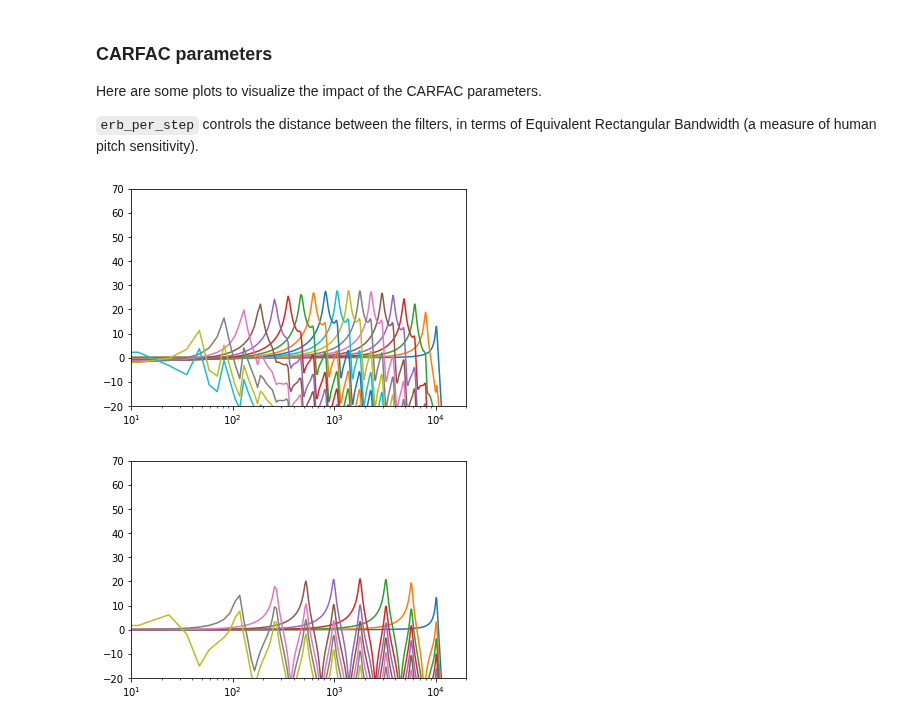
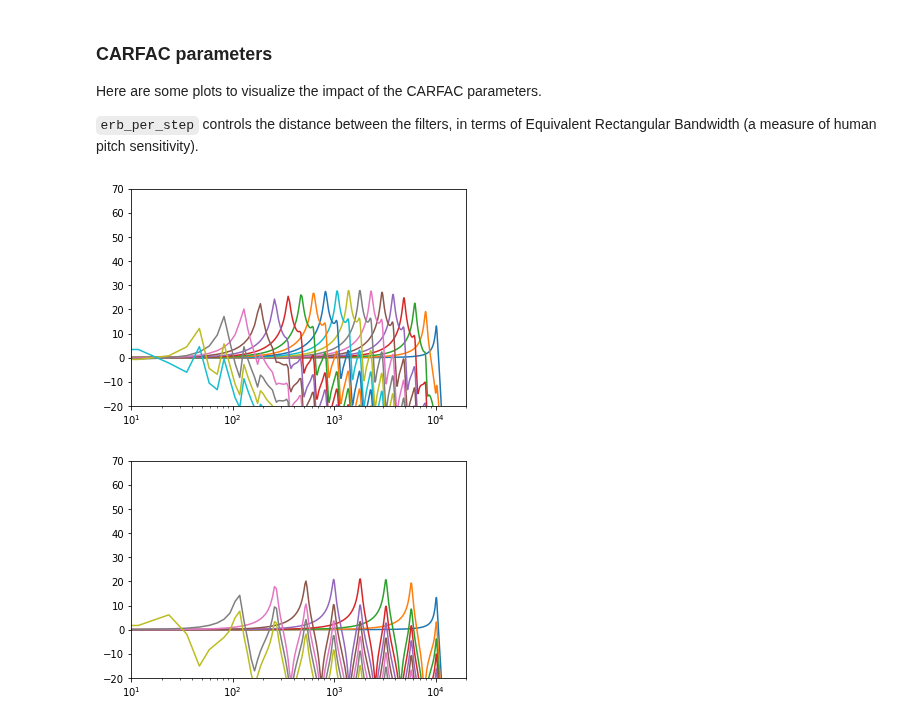
Before and after one commit to google/carfac, a Jupyter notebook: python/tf/visualizations.ipynb, the cells around one changed output. Drawn from its saved outputs; the diff is of its cells as text; code cells hidden in the pictures.

```diff
--- a/python/tf/visualizations.ipynb
+++ b/python/tf/visualizations.ipynb
@@ -129,8 +113,9 @@ Here are some plots to visualize the impact of the CARFAC parameters.
 `erb_per_step` controls the distance between the filters, in terms of Equivalent Rectangular Bandwidth (a measure of human pitch sensitivity).
 # %%
 #@title erb_per_step = 2 {display-mode: "form"}
-car.plot_car_channels(car.CARCell(linear=False, erb_per_step=2)).show()
+carfac.plot_car_channels(carfac.CARFACCell(linear=True,
+                                           car_params=carfac.CARParams(erb_per_step=tf.constant(2.0)))).show()
 # %% [output]
-[figure, old version]
+[figure, new version]
 # %%
 #@title erb_per_step = 4.0 {display-mode: "form"}
```
Also changed, not shown: parts of 27 cells of this notebook, 14 other files.
